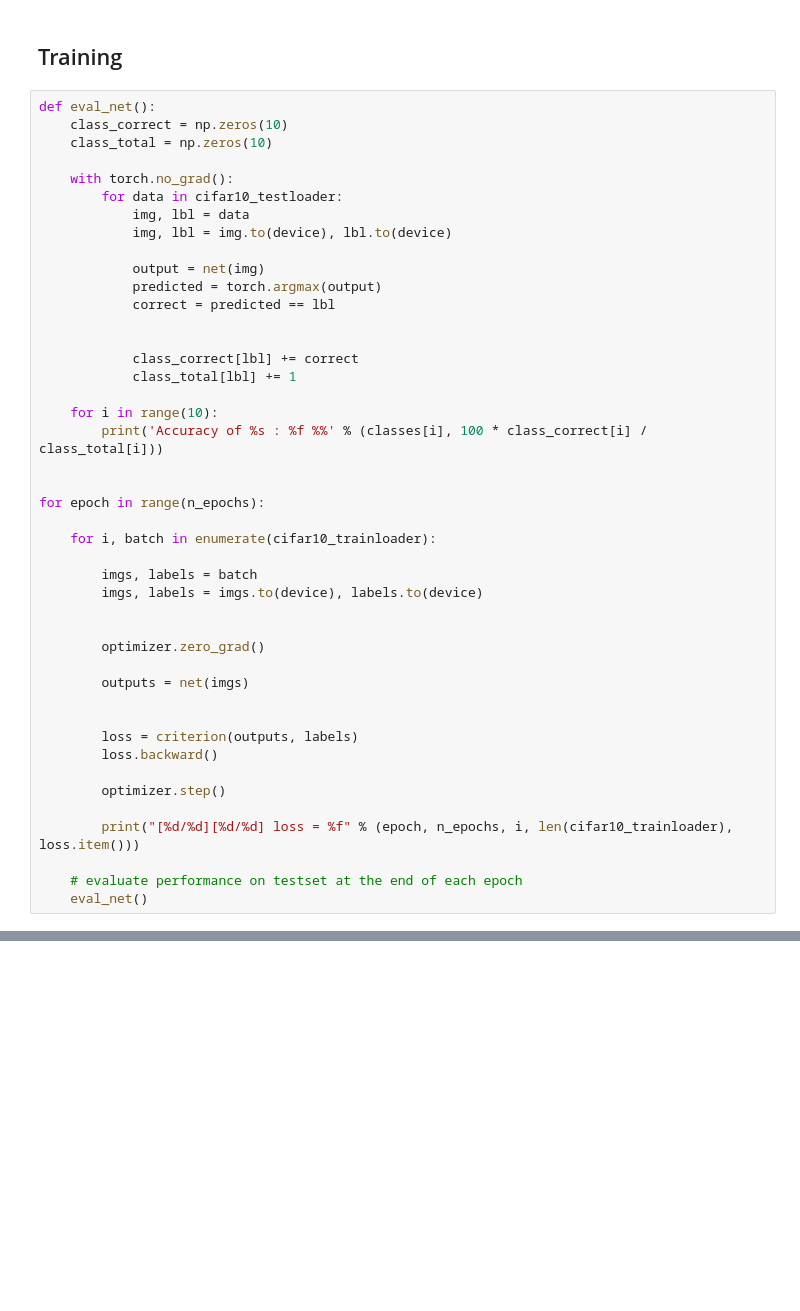
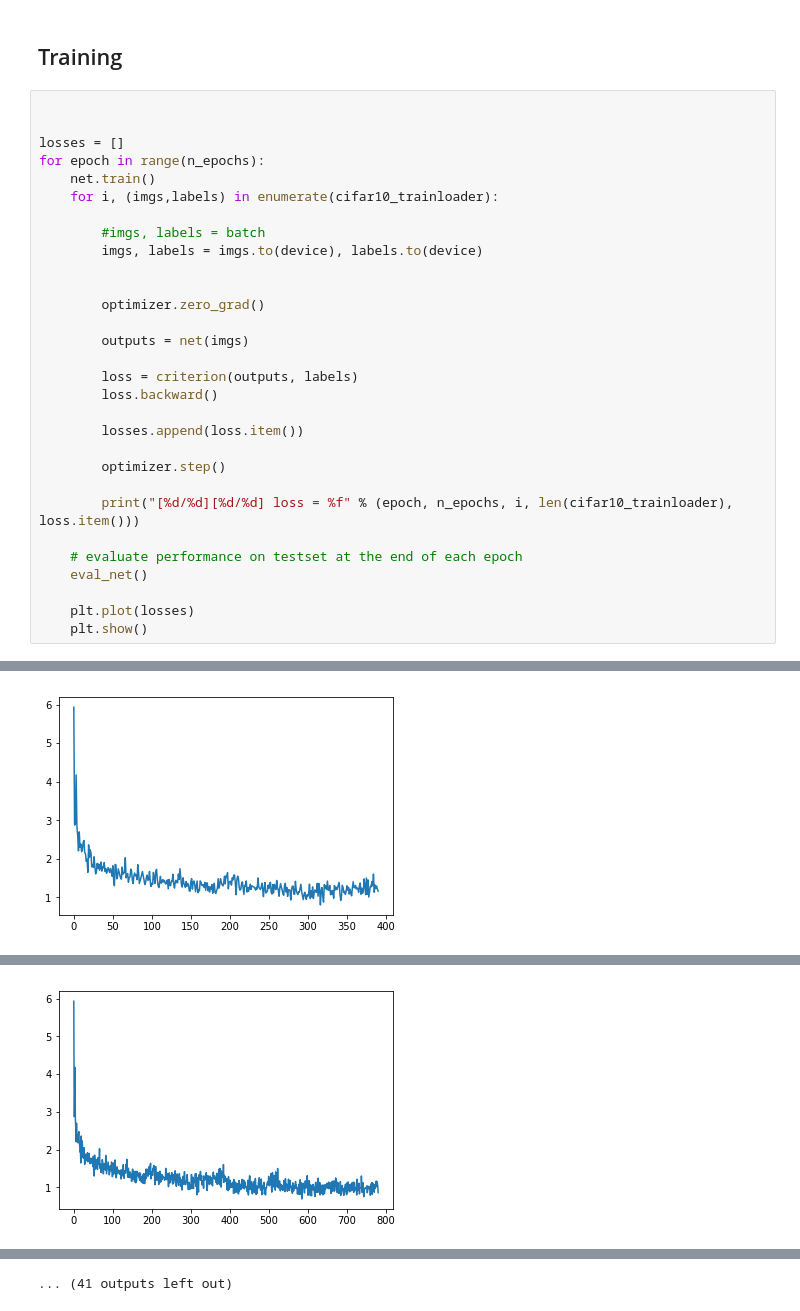
Before and after one commit to Lab41/cyphercat, a Jupyter notebook: cifar10.ipynb, the cells around one changed output, grey strips where cells are left out. Drawn from its saved outputs; the diff is of its cells as text; blank space fills up the shorter version.

```diff
--- a/cifar10.ipynb
+++ b/cifar10.ipynb
@@ -74,32 +138,14 @@ optimizer = optim.SGD(net.parameters(), lr=lr, momentum=0.9)
 # %% [markdown]
 ## Training
 # %%
-def eval_net():
-    class_correct = np.zeros(10)
-    class_total = np.zeros(10)
-
-    with torch.no_grad():
-        for data in cifar10_testloader:
-            img, lbl = data
-            img, lbl = img.to(device), lbl.to(device)
-
-            output = net(img)
-            predicted = torch.argmax(output)
-            correct = predicted == lbl
 
 
-            class_correct[lbl] += correct
-            class_total[lbl] += 1
+losses = []
+for epoch in range(n_epochs):
+    net.train()
+    for i, (imgs,labels) in enumerate(cifar10_trainloader):
 
-    for i in range(10):
-        print('Accuracy of %s : %f %%' % (classes[i], 100 * class_correct[i] / class_total[i]))
-
-
-for epoch in range(n_epochs):
-
-    for i, batch in enumerate(cifar10_trainloader):
-
-        imgs, labels = batch
+        #imgs, labels = batch
         imgs, labels = imgs.to(device), labels.to(device)
 
 
@@ -107,9 +153,10 @@ for epoch in range(n_epochs):
 
         outputs = net(imgs)
 
-
         loss = criterion(outputs, labels)
         loss.backward()
+
+        losses.append(loss.item())
 
         optimizer.step()
 
@@ -117,3 +164,7 @@ for epoch in range(n_epochs):
 
     # evaluate performance on testset at the end of each epoch
     eval_net()
+
+    plt.plot(losses)
+    plt.show()
+# %% [output]
@@ -119,0 +188 @@ for epoch in range(n_epochs):
+[figure, added]
@@ -119,0 +206 @@ for epoch in range(n_epochs):
+[figure, added]
@@ -119,0 +279 @@ for epoch in range(n_epochs):
+... (41 outputs left out)
```
Also changed, not shown: parts of 6 cells of this notebook, 5 other files.
